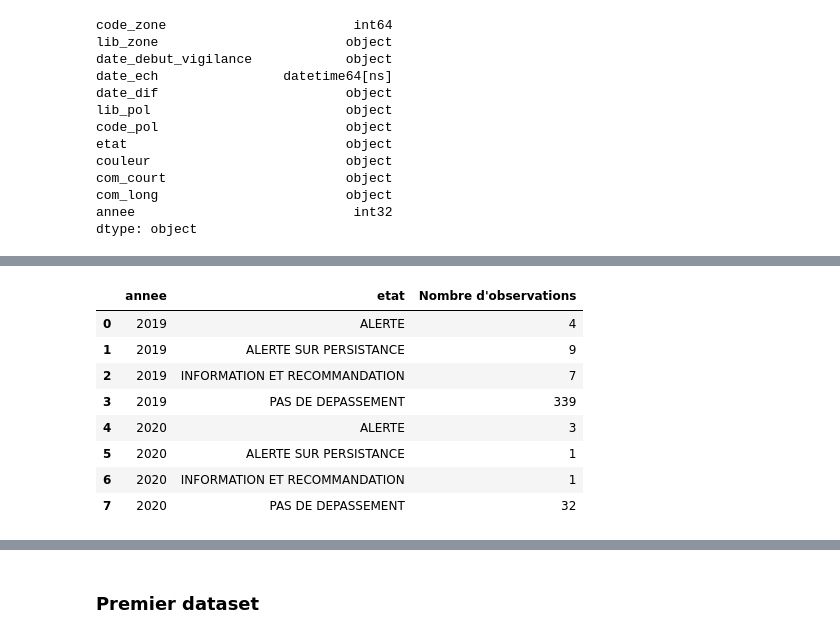
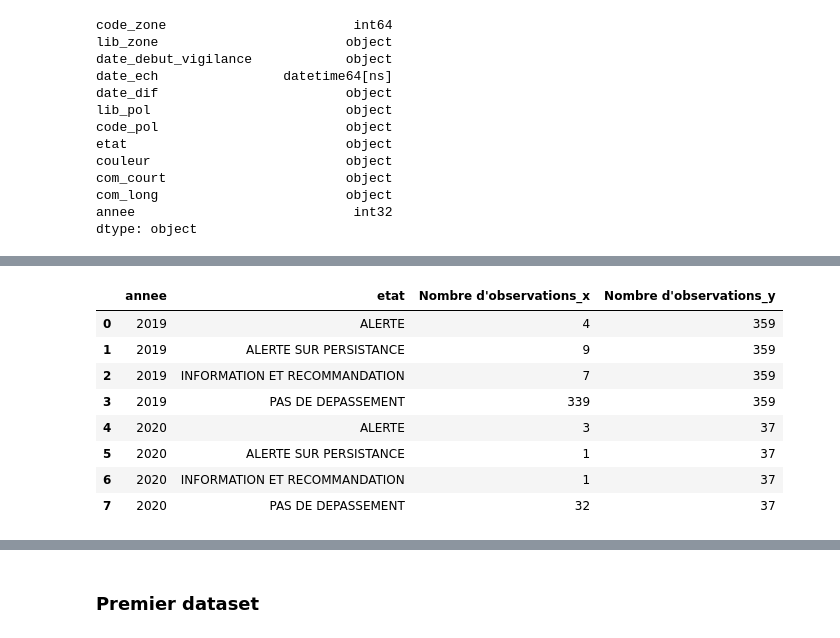
Before and after one commit to Flotauv/Projet_Data_Innovant-, a Jupyter notebook: Laboratory_notebook.ipynb, the cells around one changed output, grey strips where cells are left out. Saved outputs shown, nothing was run; the diff lists cells and outputs as text; code cells hidden in the pictures.

```diff
--- a/Laboratory_notebook.ipynb
+++ b/Laboratory_notebook.ipynb
@@ -60,4 +233,4 @@ Index(['id', 'nom_post', 'nom_comm', 'code_insee', 'modes', 'date_instal',
 # %% [raw]
 Gros dataset : https://depot.atmo-aura.fr/vigilance/
 # %%
-df = pd.read_csv('BaseDeDonnées/Pollution/vigilance_aura.csv')
+df = pd.read_csv('BaseDeDonnées/Pollution/Mesure_air/vigilance_aura.csv')
@@ -169,17 +336,20 @@ L_info = [element for element in df[(df['etat']=='INFORMATION ET RECOMMANDATION'
 # %%
 df_group_etat = df.groupby(['annee','etat'])['com_court'].count().reset_index()
 df_group_etat = df_group_etat.rename(columns = {'com_court':'Nombre d\'observations'})
-df_group_etat
+df_group_etat_2 = df_group_etat.groupby('annee')['Nombre d\'observations'].sum().reset_index()
+df_group_etat_2 = df_group_etat_2.rename(columns = {'Nombre d\'observations':'Nombre total d\'observations'})
+df_group_etat= pd.merge(df_group_etat,df_group_etat_2,on='annee',how='left')
+df_group_etat['Ratio']
 # %% [output]
-|  | annee | etat | Nombre d'observations |
-| 0 | 2019 | ALERTE | 4 |
-| 1 | 2019 | ALERTE SUR PERSISTANCE | 9 |
-| 2 | 2019 | INFORMATION ET RECOMMANDATION | 7 |
-| 3 | 2019 | PAS DE DEPASSEMENT | 339 |
-| 4 | 2020 | ALERTE | 3 |
-| 5 | 2020 | ALERTE SUR PERSISTANCE | 1 |
-| 6 | 2020 | INFORMATION ET RECOMMANDATION | 1 |
-| 7 | 2020 | PAS DE DEPASSEMENT | 32 |
+|  | annee | etat | Nombre d'observations_x | Nombre d'observations_y |
+| 0 | 2019 | ALERTE | 4 | 359 |
+| 1 | 2019 | ALERTE SUR PERSISTANCE | 9 | 359 |
+| 2 | 2019 | INFORMATION ET RECOMMANDATION | 7 | 359 |
+| 3 | 2019 | PAS DE DEPASSEMENT | 339 | 359 |
+| 4 | 2020 | ALERTE | 3 | 37 |
+| 5 | 2020 | ALERTE SUR PERSISTANCE | 1 | 37 |
+| 6 | 2020 | INFORMATION ET RECOMMANDATION | 1 | 37 |
+| 7 | 2020 | PAS DE DEPASSEMENT | 32 | 37 |
 # %%
 df
 # %% [output]
```
Also changed, not shown: parts of 33 cells of this notebook, 2 other files.
